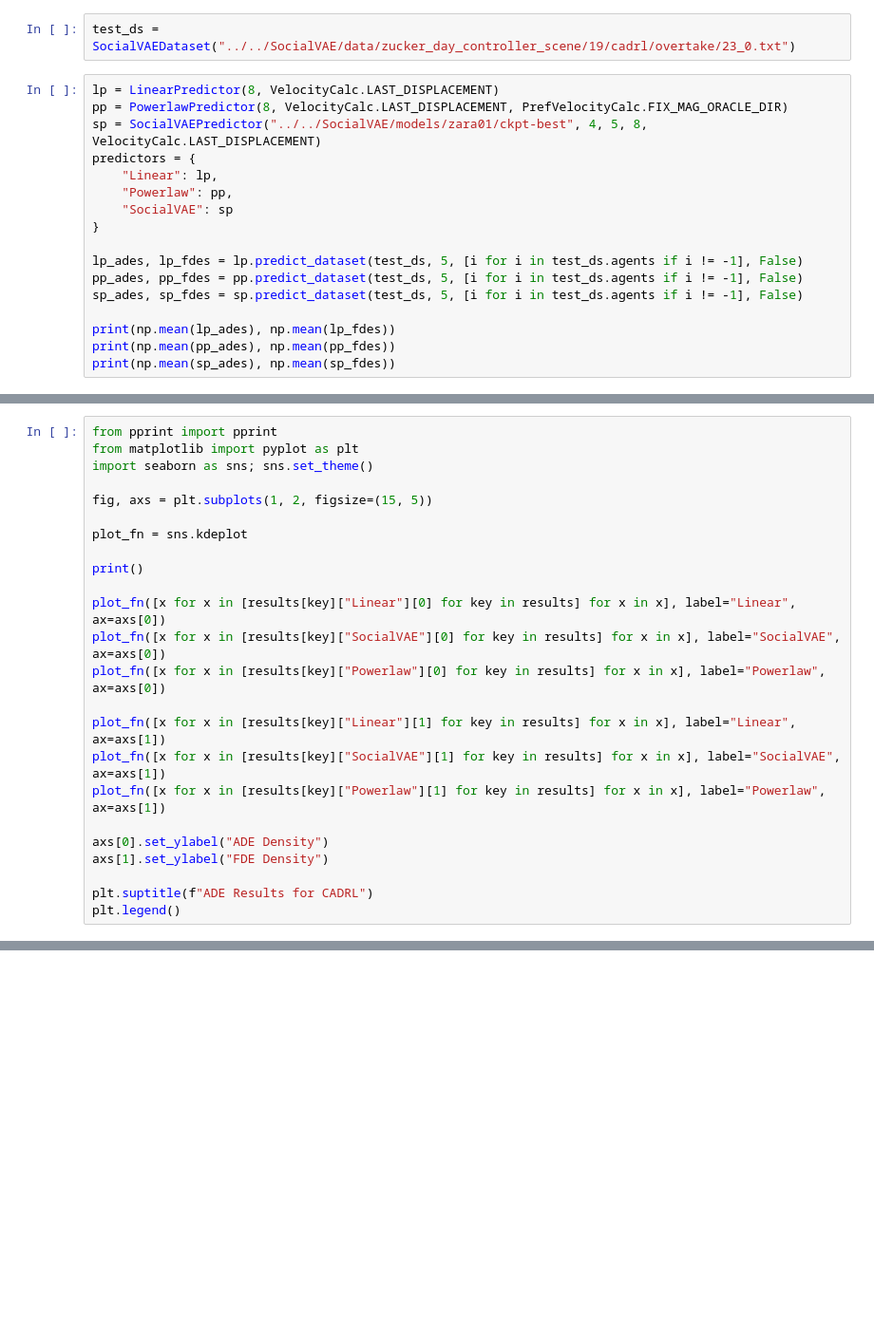
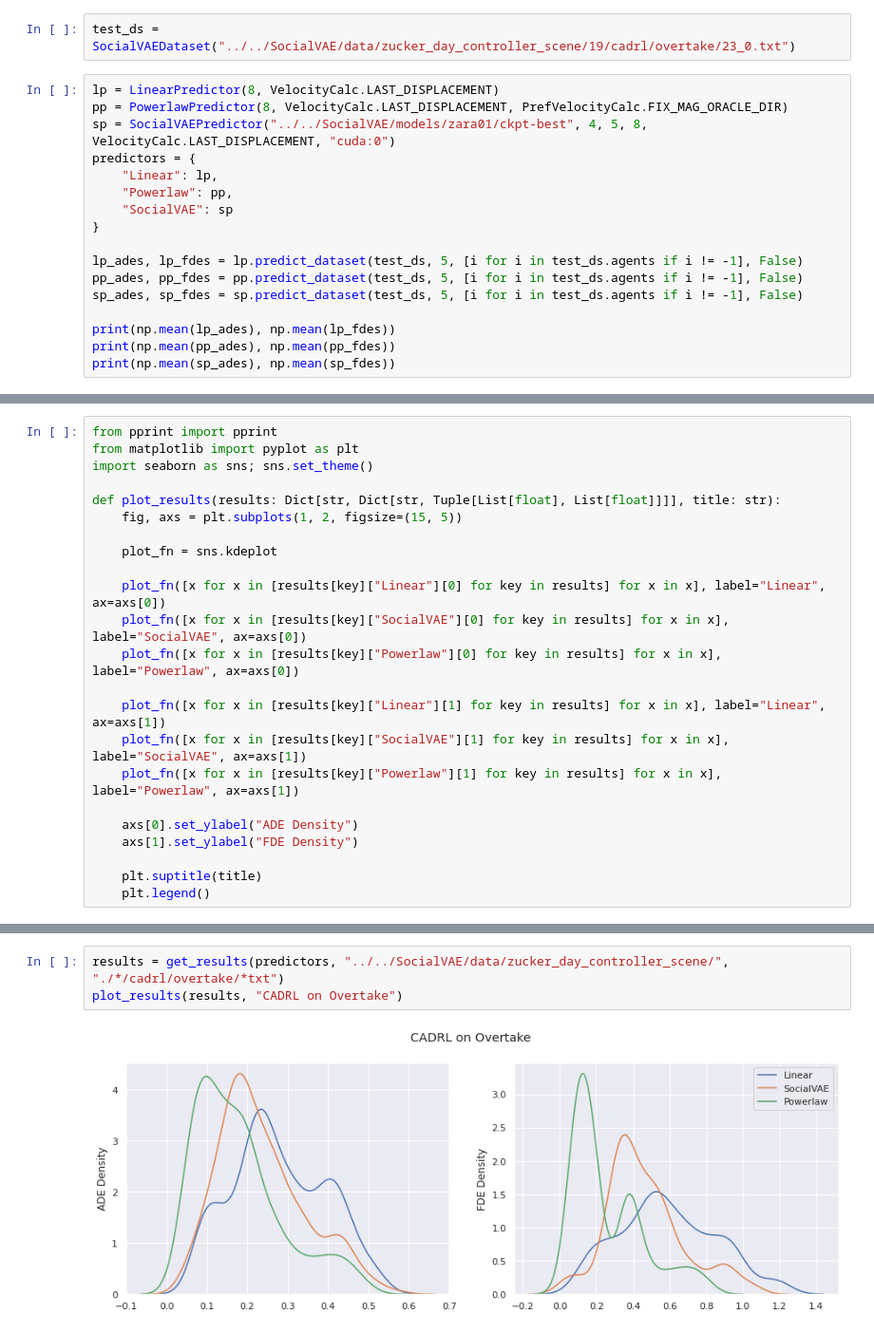
Before and after one commit to AlexanderDavid/TrajectoryUtilities, a Jupyter notebook: notebooks/prediction_comparison.ipynb, the cells around one changed output, grey strips where cells are left out. Shown at 95% size. Saved outputs shown, nothing was run; the diff lists cells and outputs as text; blank space fills up the shorter version.

```diff
--- a/notebooks/prediction_comparison.ipynb
+++ b/notebooks/prediction_comparison.ipynb
@@ -8,7 +8,7 @@ test_ds = SocialVAEDataset("../../SocialVAE/data/zucker_day_controller_scene/19/
 # %%
 lp = LinearPredictor(8, VelocityCalc.LAST_DISPLACEMENT)
 pp = PowerlawPredictor(8, VelocityCalc.LAST_DISPLACEMENT, PrefVelocityCalc.FIX_MAG_ORACLE_DIR)
-sp = SocialVAEPredictor("../../SocialVAE/models/zara01/ckpt-best", 4, 5, 8, VelocityCalc.LAST_DISPLACEMENT)
+sp = SocialVAEPredictor("../../SocialVAE/models/zara01/ckpt-best", 4, 5, 8, VelocityCalc.LAST_DISPLACEMENT, "cuda:0")
 predictors = {
     "Linear": lp,
     "Powerlaw": pp,
@@ -45,22 +63,21 @@ from pprint import pprint
 from matplotlib import pyplot as plt
 import seaborn as sns; sns.set_theme()
 
-fig, axs = plt.subplots(1, 2, figsize=(15, 5))
+def plot_results(results: Dict[str, Dict[str, Tuple[List[float], List[float]]]], title: str):
+    fig, axs = plt.subplots(1, 2, figsize=(15, 5))
 
-plot_fn = sns.kdeplot
+    plot_fn = sns.kdeplot
 
-print()
+    plot_fn([x for x in [results[key]["Linear"][0] for key in results] for x in x], label="Linear", ax=axs[0])
+    plot_fn([x for x in [results[key]["SocialVAE"][0] for key in results] for x in x], label="SocialVAE", ax=axs[0])
+    plot_fn([x for x in [results[key]["Powerlaw"][0] for key in results] for x in x], label="Powerlaw", ax=axs[0])
 
-plot_fn([x for x in [results[key]["Linear"][0] for key in results] for x in x], label="Linear", ax=axs[0])
-plot_fn([x for x in [results[key]["SocialVAE"][0] for key in results] for x in x], label="SocialVAE", ax=axs[0])
-plot_fn([x for x in [results[key]["Powerlaw"][0] for key in results] for x in x], label="Powerlaw", ax=axs[0])
+    plot_fn([x for x in [results[key]["Linear"][1] for key in results] for x in x], label="Linear", ax=axs[1])
+    plot_fn([x for x in [results[key]["SocialVAE"][1] for key in results] for x in x], label="SocialVAE", ax=axs[1])
+    plot_fn([x for x in [results[key]["Powerlaw"][1] for key in results] for x in x], label="Powerlaw", ax=axs[1])
 
-plot_fn([x for x in [results[key]["Linear"][1] for key in results] for x in x], label="Linear", ax=axs[1])
-plot_fn([x for x in [results[key]["SocialVAE"][1] for key in results] for x in x], label="SocialVAE", ax=axs[1])
-plot_fn([x for x in [results[key]["Powerlaw"][1] for key in results] for x in x], label="Powerlaw", ax=axs[1])
+    axs[0].set_ylabel("ADE Density")
+    axs[1].set_ylabel("FDE Density")
 
-axs[0].set_ylabel("ADE Density")
-axs[1].set_ylabel("FDE Density")
-
-plt.suptitle(f"ADE Results for CADRL")
-plt.legend()
+    plt.suptitle(title)
+    plt.legend()
@@ -69,0 +84,5 @@ plt.legend()
+# %%
+results = get_results(predictors, "../../SocialVAE/data/zucker_day_controller_scene/", "./*/cadrl/overtake/*txt")
+plot_results(results, "CADRL on Overtake")
+# %% [output]
+[figure, added]
```
Also changed, not shown: parts of 5 cells of this notebook.
